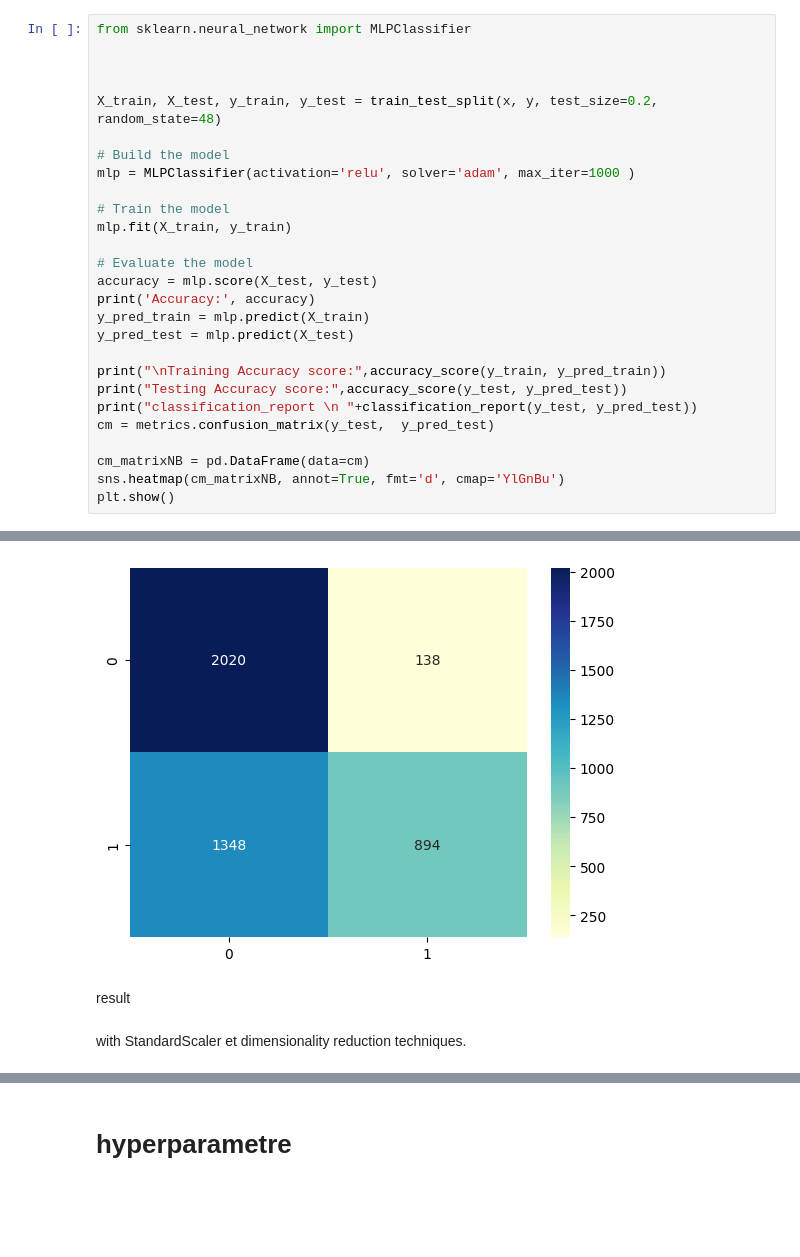
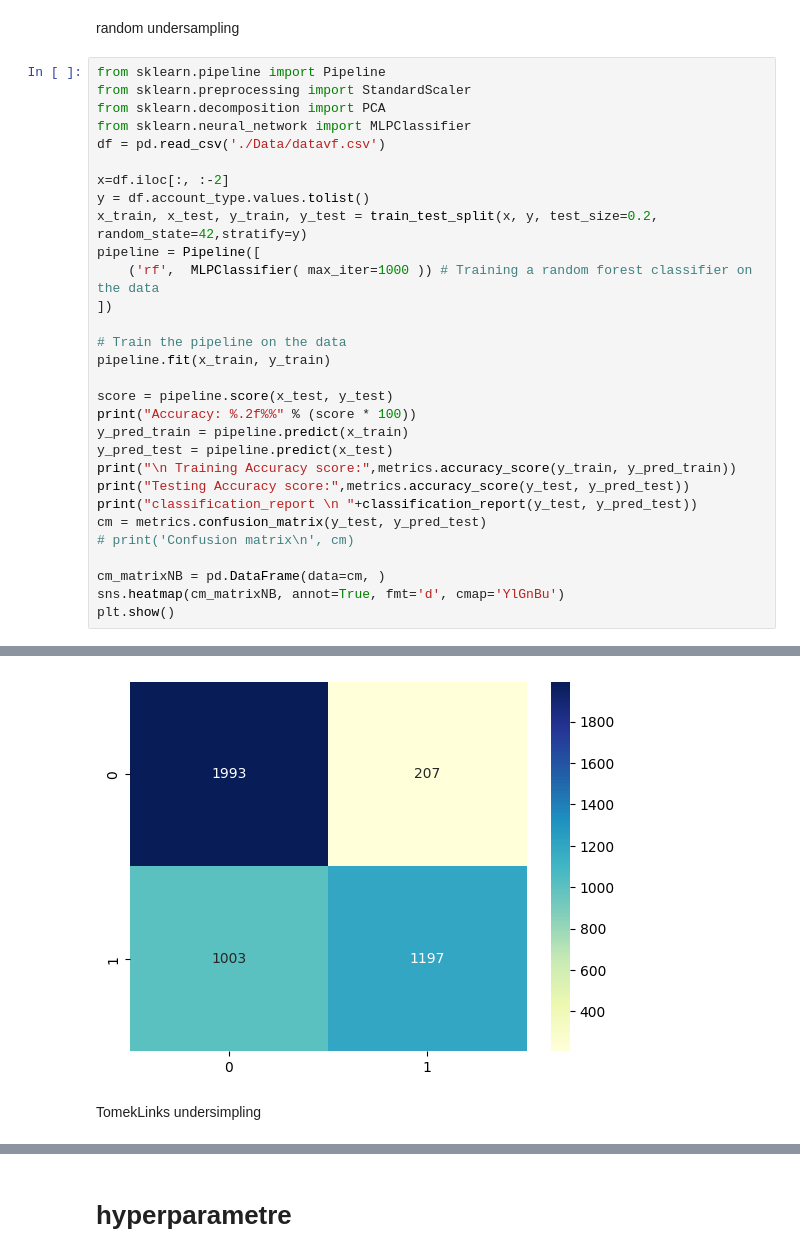
Before and after one commit to PFE2024/satt_ai, a Jupyter notebook: twitter/neural_network.ipynb, the cells around one changed output, grey strips where cells are left out. Drawn from its saved outputs; the diff is of its cells as text; blank space fills up the shorter version.

```diff
--- a/twitter/neural_network.ipynb
+++ b/twitter/neural_network.ipynb
@@ -24,28 +122,33 @@ y = data.account_type.values.tolist()
+# %% [markdown]
+random undersampling
 # %%
+from sklearn.pipeline import Pipeline
+from sklearn.preprocessing import StandardScaler
+from sklearn.decomposition import PCA
 from sklearn.neural_network import MLPClassifier
+df = pd.read_csv('./Data/datavf.csv')
 
+x=df.iloc[:, :-2]
+y = df.account_type.values.tolist()
+x_train, x_test, y_train, y_test = train_test_split(x, y, test_size=0.2, random_state=42,stratify=y)
+pipeline = Pipeline([
+    ('rf',  MLPClassifier( max_iter=1000 )) # Training a random forest classifier on the data
+])
 
+# Train the pipeline on the data
+pipeline.fit(x_train, y_train)
 
-X_train, X_test, y_train, y_test = train_test_split(x, y, test_size=0.2, random_state=48)
+score = pipeline.score(x_test, y_test)
+print("Accuracy: %.2f%%" % (score * 100))
+y_pred_train = pipeline.predict(x_train)
+y_pred_test = pipeline.predict(x_test)
+print("\n Training Accuracy score:",metrics.accuracy_score(y_train, y_pred_train))
+print("Testing Accuracy score:",metrics.accuracy_score(y_test, y_pred_test))
+print("classification_report \n "+classification_report(y_test, y_pred_test))
+cm = metrics.confusion_matrix(y_test, y_pred_test)
+# print('Confusion matrix\n', cm)
 
-# Build the model
-mlp = MLPClassifier(activation='relu', solver='adam', max_iter=1000 )
-
-# Train the model
-mlp.fit(X_train, y_train)
-
-# Evaluate the model
-accuracy = mlp.score(X_test, y_test)
-print('Accuracy:', accuracy)
-y_pred_train = mlp.predict(X_train)
-y_pred_test = mlp.predict(X_test)
-
-print("\nTraining Accuracy score:",accuracy_score(y_train, y_pred_train))
-print("Testing Accuracy score:",accuracy_score(y_test, y_pred_test))
-print("classification_report \n "+classification_report(y_test, y_pred_test))
-cm = metrics.confusion_matrix(y_test,  y_pred_test)
-
-cm_matrixNB = pd.DataFrame(data=cm)
+cm_matrixNB = pd.DataFrame(data=cm, )
 sns.heatmap(cm_matrixNB, annot=True, fmt='d', cmap='YlGnBu')
 plt.show()
 # %% [output]
@@ -65,8 +168,6 @@ weighted avg       0.74      0.66      0.64      4400
-[figure, old version]
+[figure, new version]
-# %% [markdown]
-result
-# %% [markdown]
-with StandardScaler et dimensionality reduction techniques.
+# %% [markdown]
+TomekLinks undersimpling
 # %%
 import numpy as np # linear algebra
 import pandas as pd # data processing, CSV file I/O (e.g. pd.read_csv)
```
Also changed, not shown: parts of 32 cells of this notebook, 12 other files.
